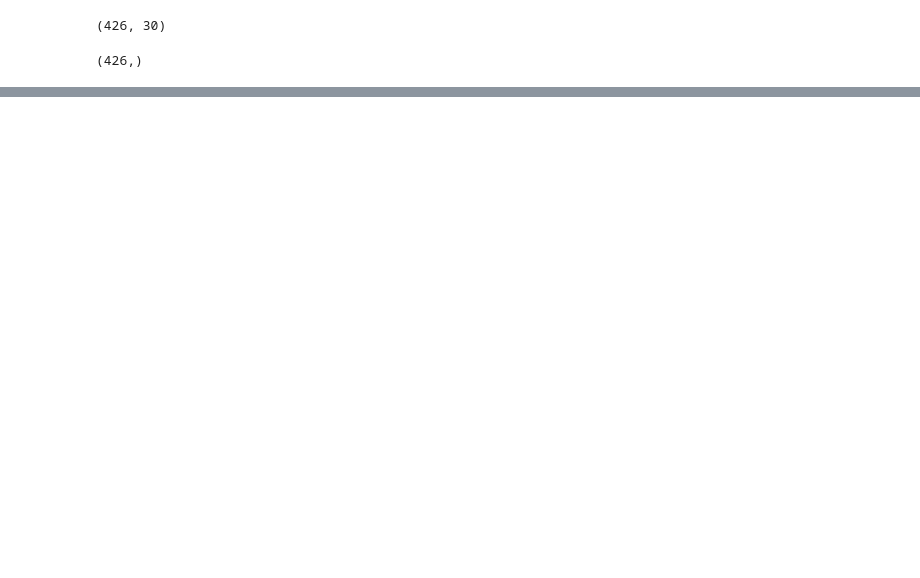
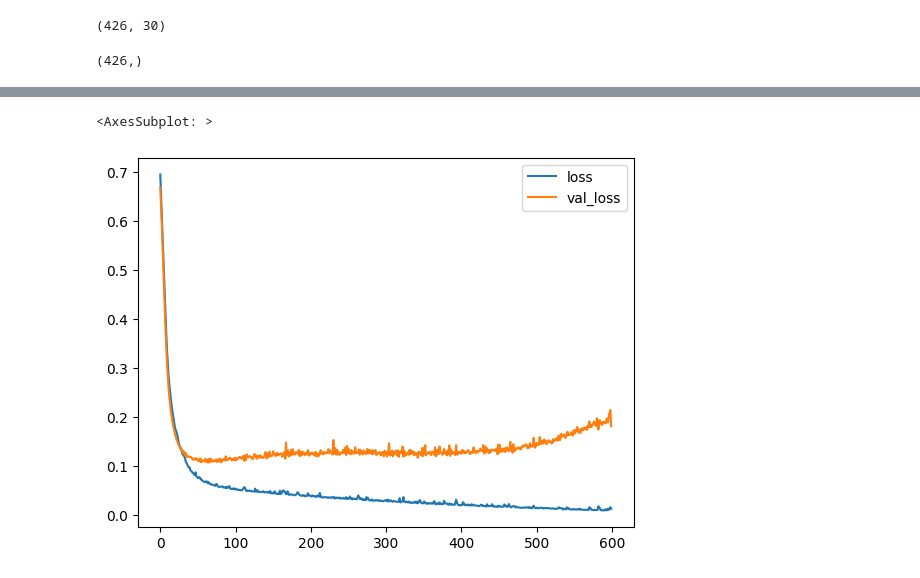
Before and after one commit to mouminaa/CNN, a Jupyter notebook: classification.ipynb, the cells around one changed output, grey strips where cells are left out. Saved outputs shown, nothing was run; the diff lists cells and outputs as text; code cells hidden in the pictures; blank space fills up the shorter version.

```diff
--- a/classification.ipynb
+++ b/classification.ipynb
@@ -127,0 +122,7 @@ Epoch 600/600
+# %%
+loss = pd.DataFrame(model.history.history)
+# %%
+loss.plot()
+# %% [output]
+<AxesSubplot: >
+[figure, added]
```
Also changed, not shown: parts of 18 cells of this notebook, 4 other files.
